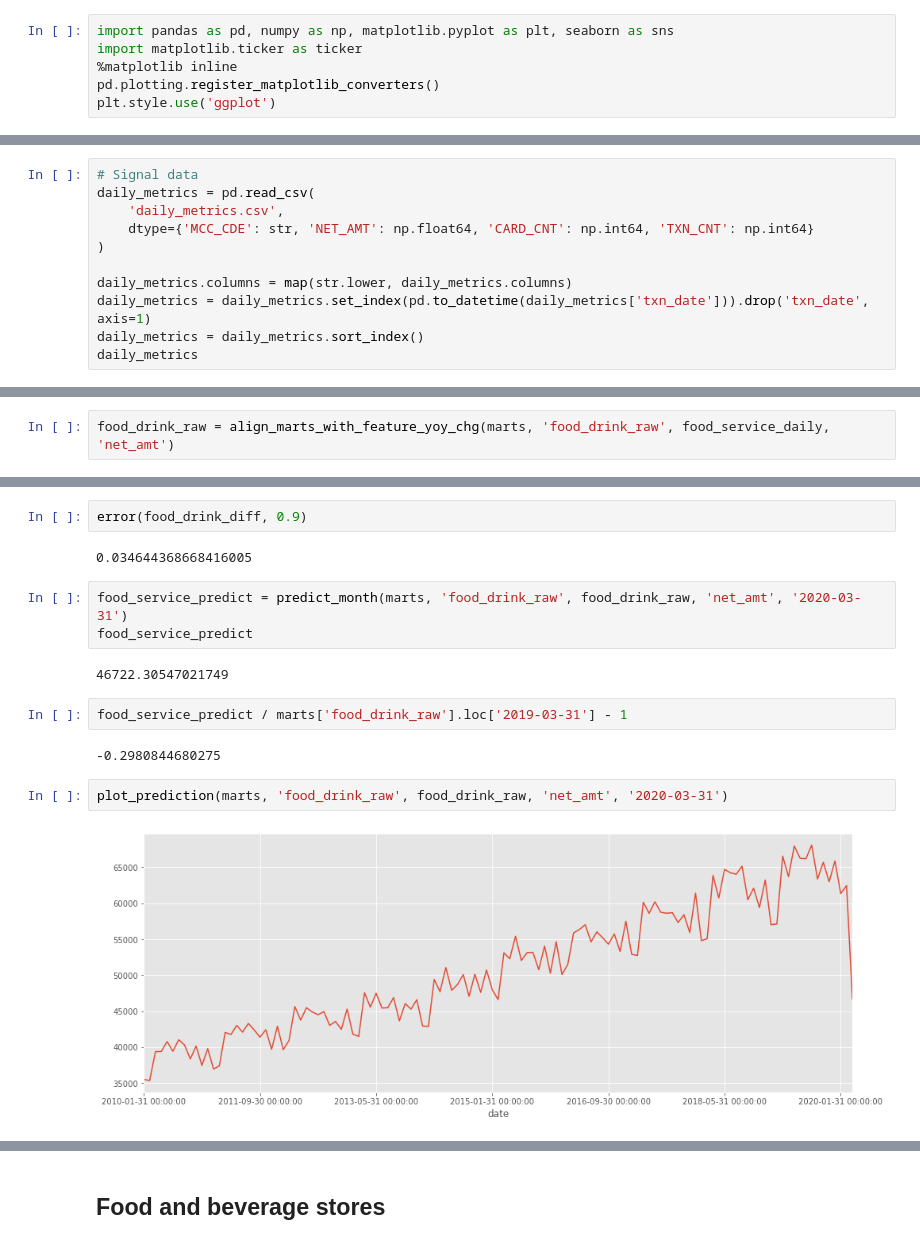
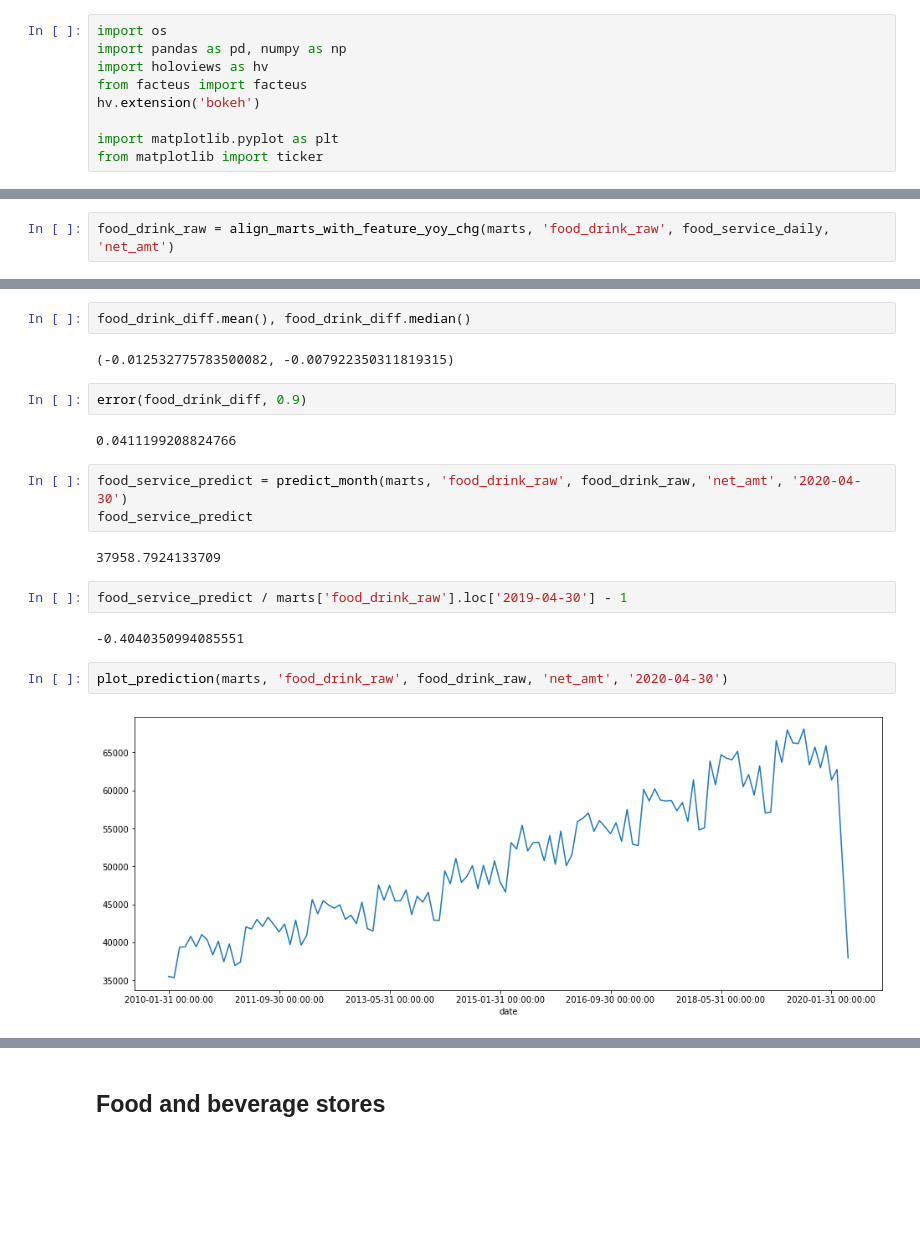
Before and after one commit to facteus/marts-prediction, a Jupyter notebook: marts-prediction-old-school.ipynb, the cells around one changed output, grey strips where cells are left out. Saved outputs shown, nothing was run; the diff lists cells and outputs as text; blank space fills up the shorter version.

```diff
--- a/marts-prediction-old-school.ipynb
+++ b/marts-prediction-old-school.ipynb
@@ -1,6 +1,9 @@
 # %%
-import pandas as pd, numpy as np, matplotlib.pyplot as plt, seaborn as sns
-import matplotlib.ticker as ticker
-%matplotlib inline
-pd.plotting.register_matplotlib_converters()
-plt.style.use('ggplot')
+import os
+import pandas as pd, numpy as np
+import holoviews as hv
+from facteus import facteus
+hv.extension('bokeh')
+
+import matplotlib.pyplot as plt
+from matplotlib import ticker
@@ -12,14 +23,3 @@ marts = marts.set_index(pd.to_datetime(marts['date'])).drop('date', axis=1)
 # Seasonal adjustment
 sa = pd.read_csv('seas_adj.csv').set_index('Sector')
 march_sa = sa['2020-03-31']
-# %%
-# Signal data
-daily_metrics = pd.read_csv(
-    'daily_metrics.csv',
-    dtype={'MCC_CDE': str, 'NET_AMT': np.float64, 'CARD_CNT': np.int64, 'TXN_CNT': np.int64}
-)
-
-daily_metrics.columns = map(str.lower, daily_metrics.columns)
-daily_metrics = daily_metrics.set_index(pd.to_datetime(daily_metrics['txn_date'])).drop('txn_date', axis=1)
-daily_metrics = daily_metrics.sort_index()
-daily_metrics
@@ -188,18 +253,22 @@ food_drink_diff
 Freq: M, dtype: float64
+# %%
+food_drink_diff.mean(), food_drink_diff.median()
+# %% [output]
+(-0.012532775783500082, -0.007922350311819315)
 # %%
 error(food_drink_diff, 0.9)
 # %% [output]
-0.034644368668416005
+0.0411199208824766
 # %%
-food_service_predict = predict_month(marts, 'food_drink_raw', food_drink_raw, 'net_amt', '2020-03-31')
+food_service_predict = predict_month(marts, 'food_drink_raw', food_drink_raw, 'net_amt', '2020-04-30')
 food_service_predict
 # %% [output]
-46722.30547021749
+37958.7924133709
 # %%
-food_service_predict / marts['food_drink_raw'].loc['2019-03-31'] - 1
+food_service_predict / marts['food_drink_raw'].loc['2019-04-30'] - 1
 # %% [output]
--0.2980844680275
+-0.4040350994085551
 # %%
-plot_prediction(marts, 'food_drink_raw', food_drink_raw, 'net_amt', '2020-03-31')
+plot_prediction(marts, 'food_drink_raw', food_drink_raw, 'net_amt', '2020-04-30')
 # %% [output]
-[figure, old version]
+[figure, new version]
```
Also changed, not shown: parts of 82 cells of this notebook, 2 other files.
